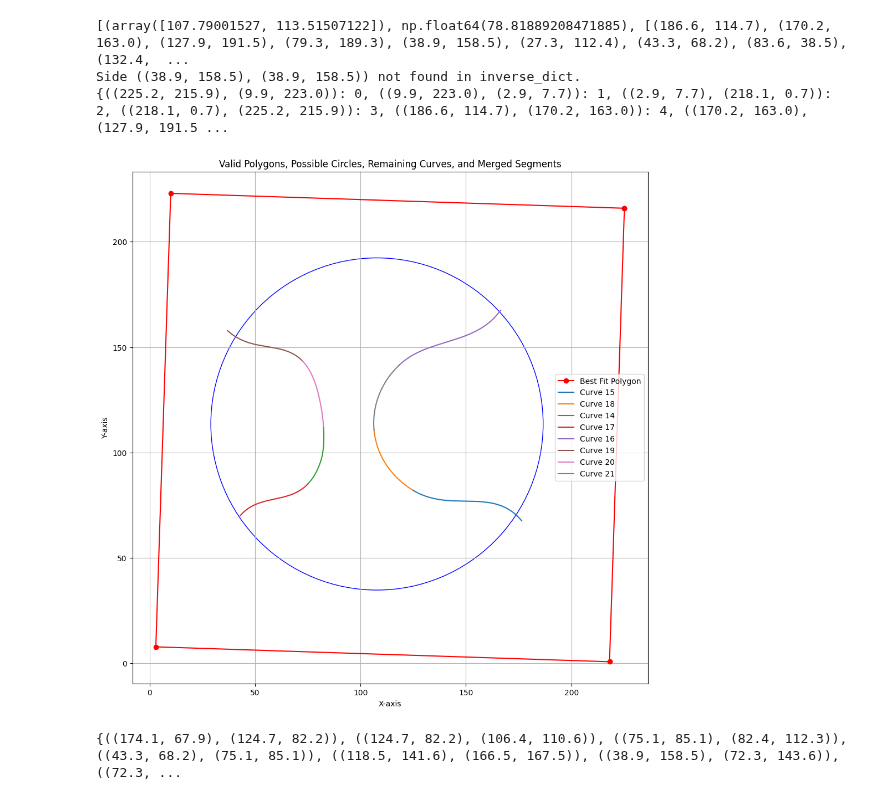
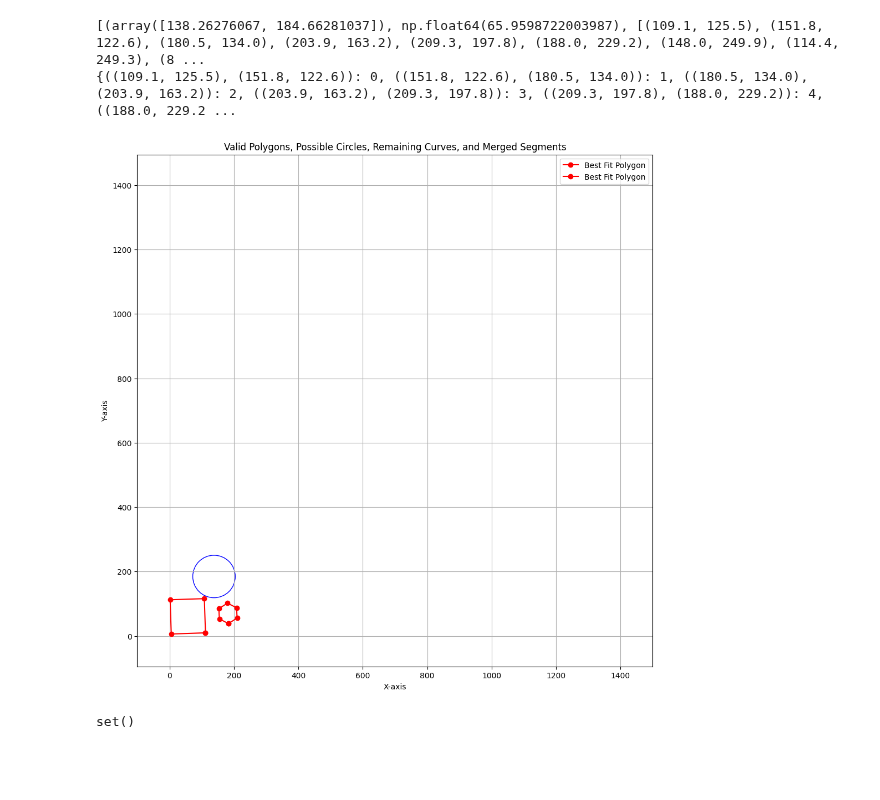
Before and after one commit to shubhamshinde6762/Adobe_Gensolve, a Jupyter notebook: all_integrated.ipynb, the cells around one changed output. Drawn from its saved outputs; the diff is of its cells as text; code cells hidden in the pictures; blank space fills up the shorter version.

```diff
--- a/all_integrated.ipynb
+++ b/all_integrated.ipynb
@@ -12,7 +12,7 @@ def extract_points_from_path(path_segment, num_samples=100):
         return [path_segment.point(t) for t in np.linspace(0, 1, num_samples)]
     return []
 # %%
-svg_file = './data/problems/frag0.svg'
+svg_file = './data/problems/isolated.svg'
 paths, _ = svg2paths(svg_file)
 
 all_points = []
@@ -28,7 +28,7 @@ with open('out.csv', 'w', newline='') as file:
         writer.writerow([index, constant, np.float64(x), np.float64(y)])
 # %%
 curves = defaultdict(list)
-with open('ans.csv', newline='') as csvfile:
+with open('out.csv', newline='') as csvfile:
     reader = csv.reader(csvfile)
     next(reader)
     for row in reader:
@@ -1440,37 +1455,36 @@ def plot_all(valid_polygons, possible_circles, remaining_sides, curves, inverse_
                 all_x.extend(x_values)
                 all_y.extend(y_values)
                 plt.plot(x_values, y_values, label=f'Curve {curve_num}')
                 plotted_curves.add(curve_num)
 
     print(inverse_dict)
 
 
 
     for segment in merged_segments:
         (x1, y1), (x2, y2) = segment
         all_x.extend([x1, x2])
         all_y.extend([y1, y2])
         plt.plot([x1, x2], [y1, y2], 'g-', label='Merged Segment')
 
 
     # plt.axis((500, 500 ,500, 500))
 
     plt.xlabel('X-axis')
     plt.ylabel('Y-axis')
     plt.title('Valid Polygons, Possible Circles, Remaining Curves, and Merged Segments')
     plt.legend()
     plt.grid(True)
     plt.axis('equal')  # Ensures the aspect ratio is equal to avoid distortion
-    # plt.xlim(-100, 1500)
-    # plt.ylim(-100, 1500)
+    plt.xlim(-100, 1500)
+    plt.ylim(-100, 1500)
     plt.show()
 
 
 plot_all(valid_polygons, possible_circles, remaining_sides, curves, inverse_dict, filtered_merged_segments)
 print(remaining_sides)
 # %% [output]
-[(array([107.79001527, 113.51507122]), np.float64(78.81889208471885), [(186.6, 114.7), (170.2, 163.0), (127.9, 191.5), (79.3, 189.3), (38.9, 158.5), (27.3, 112.4), (43.3, 68.2), (83.6, 38.5), (132.4,  ...
-Side ((38.9, 158.5), (38.9, 158.5)) not found in inverse_dict.
-{((225.2, 215.9), (9.9, 223.0)): 0, ((9.9, 223.0), (2.9, 7.7)): 1, ((2.9, 7.7), (218.1, 0.7)): 2, ((218.1, 0.7), (225.2, 215.9)): 3, ((186.6, 114.7), (170.2, 163.0)): 4, ((170.2, 163.0), (127.9, 191.5 ...
+[(array([138.26276067, 184.66281037]), np.float64(65.9598722003987), [(109.1, 125.5), (151.8, 122.6), (180.5, 134.0), (203.9, 163.2), (209.3, 197.8), (188.0, 229.2), (148.0, 249.9), (114.4, 249.3), (8 ...
+{((109.1, 125.5), (151.8, 122.6)): 0, ((151.8, 122.6), (180.5, 134.0)): 1, ((180.5, 134.0), (203.9, 163.2)): 2, ((203.9, 163.2), (209.3, 197.8)): 3, ((209.3, 197.8), (188.0, 229.2)): 4, ((188.0, 229.2 ...
-[figure, old version]
+[figure, new version]
-{((174.1, 67.9), (124.7, 82.2)), ((124.7, 82.2), (106.4, 110.6)), ((75.1, 85.1), (82.4, 112.3)), ((43.3, 68.2), (75.1, 85.1)), ((118.5, 141.6), (166.5, 167.5)), ((38.9, 158.5), (72.3, 143.6)), ((72.3, ...
+set()
```
Also changed, not shown: parts of 17 cells of this notebook, 3 other files.
